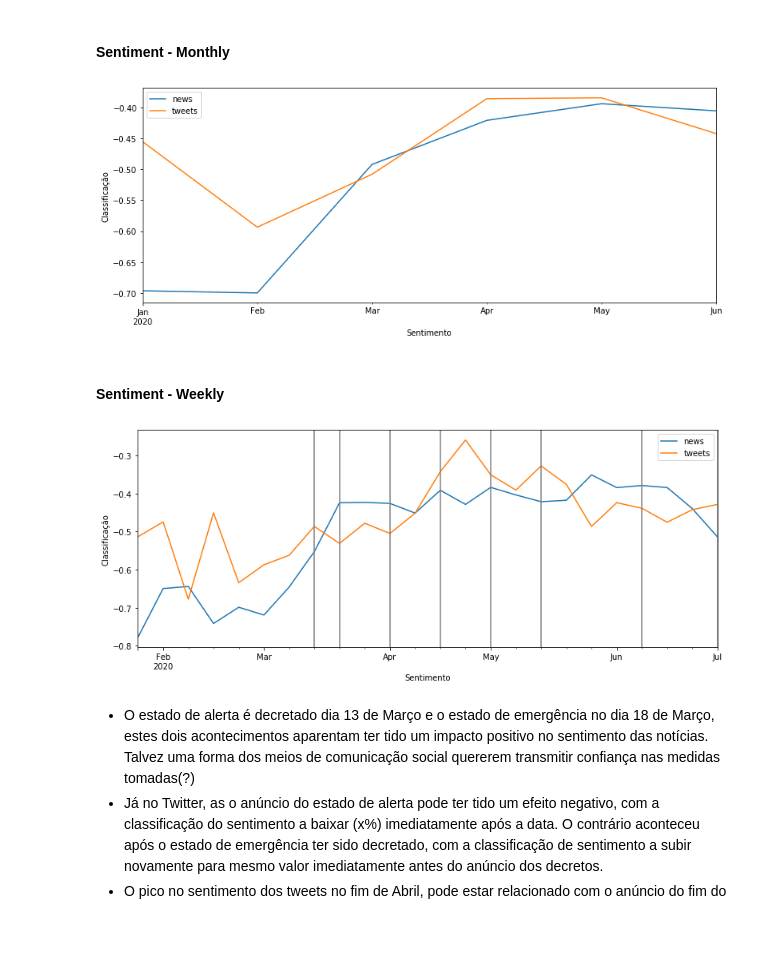
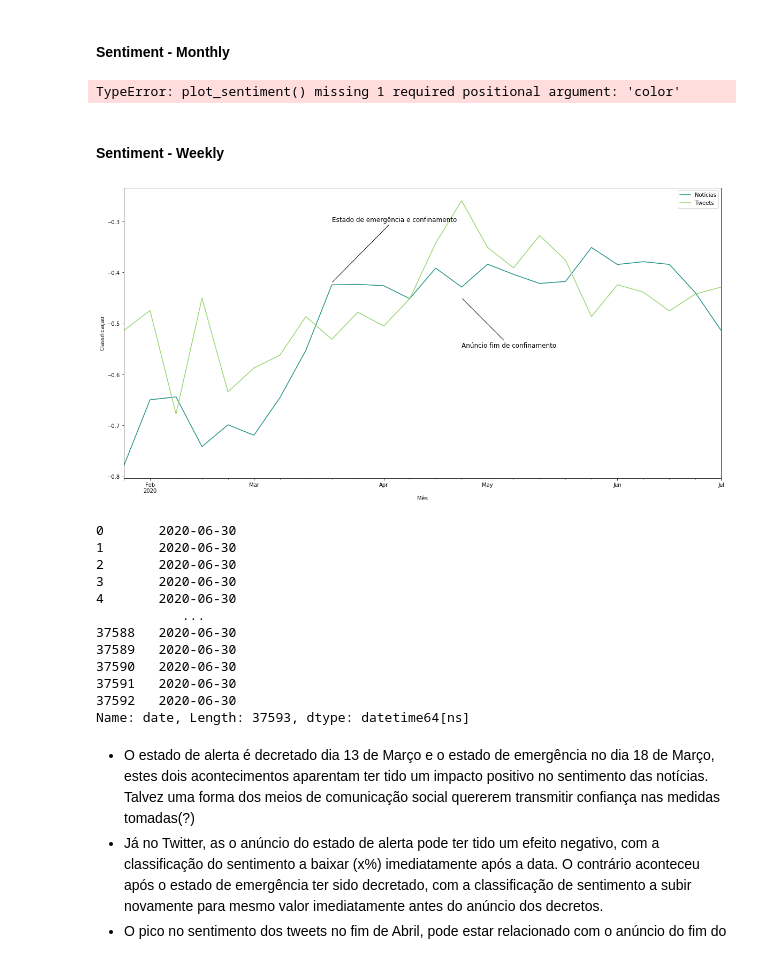
Before and after one commit to dssg-pt/miniproject-sentimentanalysis-covid, a Jupyter notebook: notebooks/news and tweets combined - analysis.ipynb, the cells around one changed output. Drawn from its saved outputs; the diff is of its cells as text; code cells hidden in the pictures; blank space fills up the shorter version.

Commit message:
graph with new colors and annotations

```diff
--- a/notebooks/news and tweets combined - analysis.ipynb
+++ b/notebooks/news and tweets combined - analysis.ipynb
@@ -288,7 +288,7 @@ def plot_sentiment(df,
                    classification_name,
 
                    freq,
-
+                    color,
 
                    agg_name='mean',
 
@@ -299,7 +299,8 @@ def plot_sentiment(df,
 
                    plot_zero_line=False):
 
-    df.groupby(pd.Grouper(key=date_name, freq=freq))[classification_name].agg(agg_name).plot(figsize=fig_size, kind=plot_type)
+    df.groupby(pd.Grouper(key=date_name, freq=freq))[classification_name].agg(agg_name).plot(figsize=(20,10), kind=plot_type
+                                                                                            ,color = color)
 
     if plot_zero_line:
 
@@ -320,22 +321,55 @@ plt.legend(["news","tweets"])
 
 plt.show()
 # %% [output]
-[figure, removed]
+TypeError: plot_sentiment() missing 1 required positional argument: 'color'
 # %% [markdown]
 #### Sentiment - Weekly
 # %%
-plot_sentiment(news_2, "date", "numerical_class", "W")
-plot_sentiment(tweets_2, "date","numerical_class", "W")
+fig, ax = plt.subplots()
+
+plot_sentiment(news_2, "date", "numerical_class", "W", color= "#209284")
+plot_sentiment(tweets_2, "date","numerical_class", "W", color = "#98d66f")
 
 plt.ylabel("Classificação")
-plt.xlabel("Sentimento")
-plt.legend(["news","tweets"])
-for row_id, row_values in df_medidas.iterrows():
-    plt.axvline(row_values["data"],color="gray")
+plt.xlabel("Mês")
+plt.legend(["Notícias","Tweets"])
+#for row_id, row_values in df_medidas.iterrows():
+    #plt.axvline(row_values["data"],color="gray")
+#ax.set_xticklabels(( " ","Janeiro",'Fevereiro', 'Março', 'Abril', 'Maio', 'Junho'))
+
+ax.annotate('Estado de emergência e confinamento',
+            ('2020-03-18', -0.42), ('2020-03-19', -0.3),
+            arrowprops=dict(arrowstyle='-'),size=12
+            )
+
+ax.annotate('Anúncio fim de confinamento',
+            ('2020-04-22', -0.45), ('2020-04-23', -0.55),
+            arrowprops=dict(arrowstyle='-'),horizontalalignment='left',
+            verticalalignment='bottom',
+            size=12
+
+            )
+
+
 
 plt.show()
 # %% [output]
-[figure, old version]
+[figure, new version]
+# %%
+news_2.date
+# %% [output]
+0       2020-06-30
+1       2020-06-30
+2       2020-06-30
+3       2020-06-30
+4       2020-06-30
+           ...
+37588   2020-06-30
+37589   2020-06-30
+37590   2020-06-30
+37591   2020-06-30
+37592   2020-06-30
+Name: date, Length: 37593, dtype: datetime64[ns]
 # %% [markdown]
 - O estado de alerta é decretado dia 13 de Março e o estado de emergência no dia 18 de Março, estes dois acontecimentos aparentam ter tido um impacto positivo no sentimento das notícias. Talvez uma forma dos meios de comunicação social quererem transmitir confiança nas medidas tomadas(?)
 - Já no Twitter, as o anúncio do estado de alerta pode ter tido um efeito negativo, com a classificação do sentimento a baixar (x%) imediatamente após a data. O contrário aconteceu após o estado de emergência ter sido decretado, com a classificação de sentimento a subir novamente para  mesmo valor imediatamente antes do anúncio dos decretos.
```
Also changed, not shown: parts of 15 cells of this notebook.
